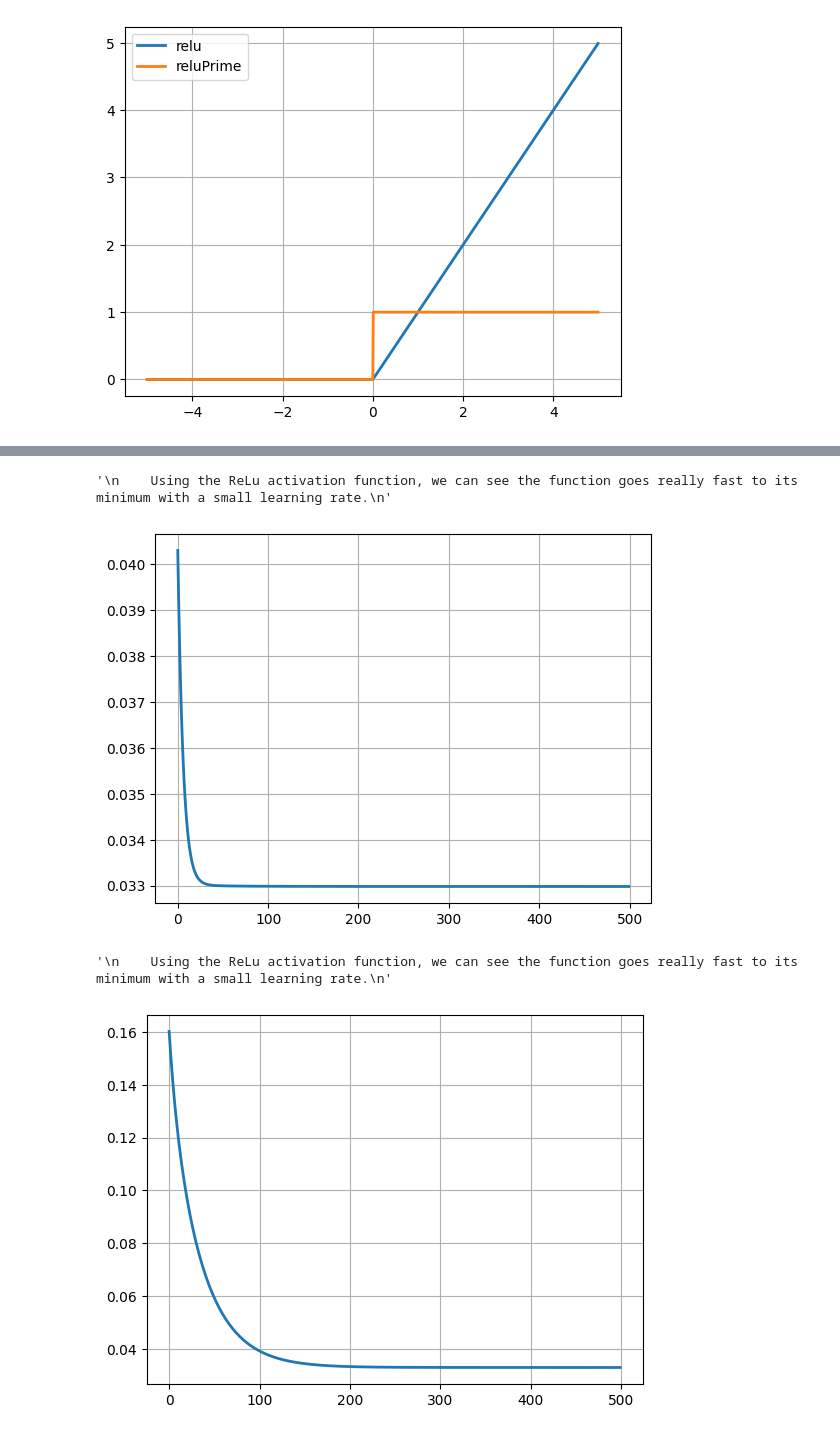
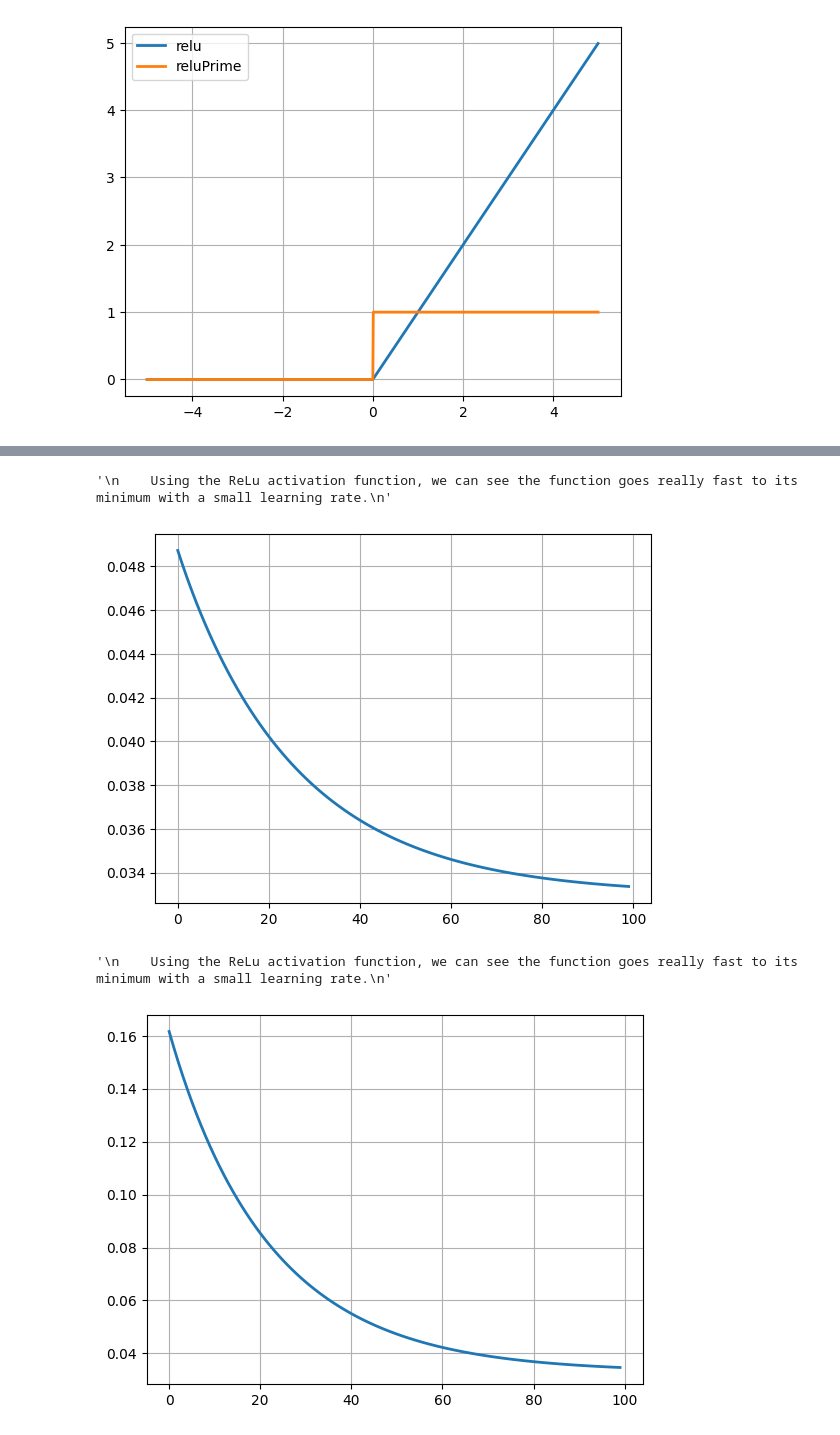
Before and after one commit to khanhthien123/CogSci131-Sp2024, a Jupyter notebook: NeuralNetsSummer23.ipynb, the cells around one changed output, grey strips where cells are left out. Drawn from its saved outputs; the diff is of its cells as text; code cells hidden in the pictures.

```diff
--- a/NeuralNetsSummer23.ipynb
+++ b/NeuralNetsSummer23.ipynb
@@ -177,7 +208,7 @@ print (cost1,cost2)
 # %%
 #Normal NN
-scalar=0.5
-N = 200
+scalar=0.01
+N = 100
 costs = []
 iterations = []
 for i in range(N):
@@ -218,14 +268,15 @@ plt.grid(1)
 # %%
-#ReLu with 3 hidden layers
-scalar=0.02
-N = 500
+#ReLu with 2 hidden layers
+NN_Relu_2_hidden_layers=Neural_Network_2_Hidden_Layers()
+scalar=0.01
+N = 100
 costs = []
 iterations = []
 for i in range(N):
-    dJdW1,dJdW2=NN_Relu.costFunctionPrime_ReLu(X,y)
-    NN_Relu.W1 = NN_Relu.W1-scalar*dJdW1
-    NN_Relu.W2 = NN_Relu.W2-scalar*dJdW2
-    cost = NN_Relu.costFunction_ReLu(X,y)
+    dJdW1,dJdW2=NN_Relu_2_hidden_layers.costFunctionPrime_ReLu(X,y)
+    NN_Relu_2_hidden_layers.W1 = NN_Relu_2_hidden_layers.W1-scalar*dJdW1
+    NN_Relu_2_hidden_layers.W2 = NN_Relu_2_hidden_layers.W2-scalar*dJdW2
+    cost = NN_Relu_2_hidden_layers.costFunction_ReLu(X,y)
     iterations.append(i)
     costs.append(cost)
 
@@ -236,28 +287,28 @@ plt.grid(1)
 """
 # %% [output]
 '\n    Using the ReLu activation function, we can see the function goes really fast to its minimum with a small learning rate.\n'
-[figure, old version]
+[figure, new version]
 # %%
-#ReLu with 4 hidden layers
-NN_Relu_4_Layers = Neural_Network()
-NN_Relu_4_Layers.setHiddenLayerSize(4)
-scalar=0.02
-N = 500
+#ReLu with 2 hidden layers and 10 units each layer
+NN_Relu_2_hidden_layers_10_unit = Neural_Network_2_Hidden_Layers()
+NN_Relu_2_hidden_layers_10_unit.setHiddenLayerSize(10)
+scalar=0.01
+N = 100
 costs = []
 iterations = []
 for i in range(N):
-    dJdW1,dJdW2=NN_Relu_4_Layers.costFunctionPrime_ReLu(X,y)
-    NN_Relu_4_Layers.W1 = NN_Relu_4_Layers.W1-scalar*dJdW1
-    NN_Relu_4_Layers.W2 = NN_Relu_4_Layers.W2-scalar*dJdW2
-    cost = NN_Relu_4_Layers.costFunction_ReLu(X,y)
+    dJdW1,dJdW2=NN_Relu_2_hidden_layers_10_unit.costFunctionPrime_ReLu(X,y)
+    NN_Relu_2_hidden_layers_10_unit.W1 = NN_Relu_2_hidden_layers_10_unit.W1-scalar*dJdW1
+    NN_Relu_2_hidden_layers_10_unit.W2 = NN_Relu_2_hidden_layers_10_unit.W2-scalar*dJdW2
+    cost = NN_Relu_2_hidden_layers_10_unit.costFunction_ReLu(X,y)
     iterations.append(i)
     costs.append(cost)
 
 plt.plot(iterations, costs, linewidth=2)
 plt.grid(1)
 """
     Using the ReLu activation function, we can see the function goes really fast to its minimum with a small learning rate.
 """
 # %% [output]
 '\n    Using the ReLu activation function, we can see the function goes really fast to its minimum with a small learning rate.\n'
-[figure, old version]
+[figure, new version]
```
Also changed, not shown: parts of 11 cells of this notebook.
